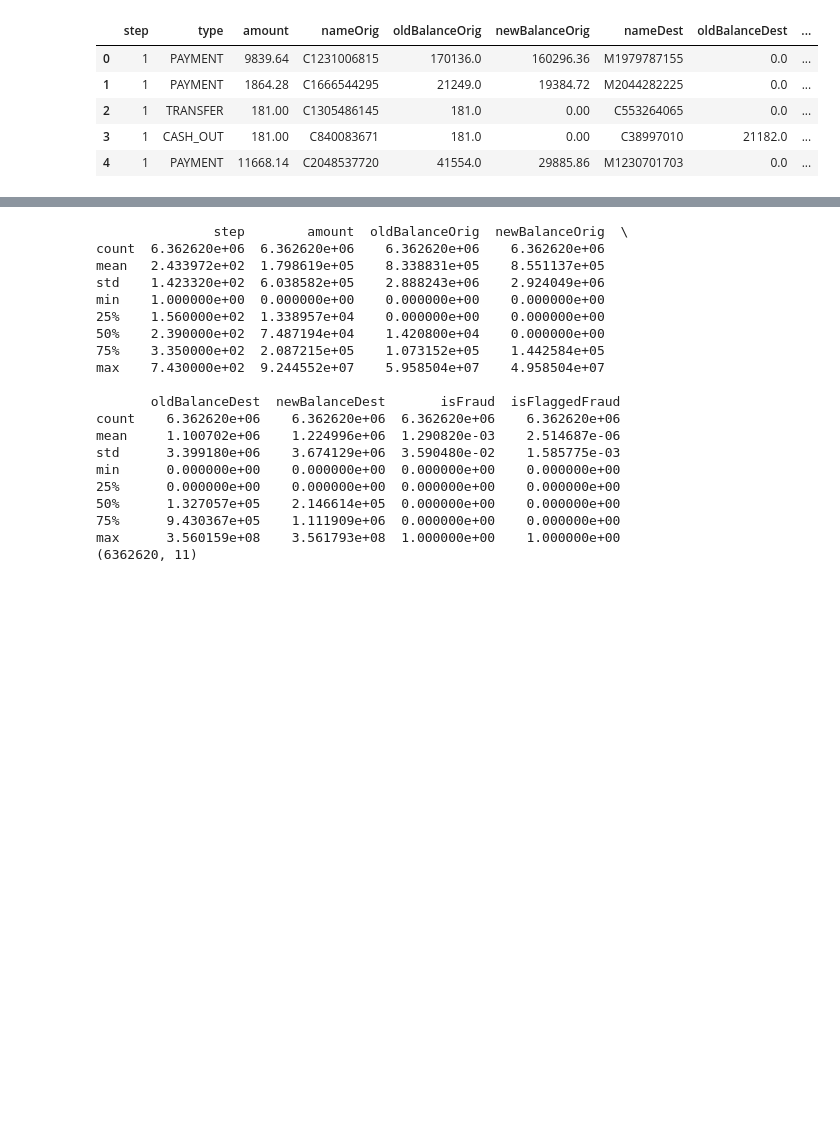
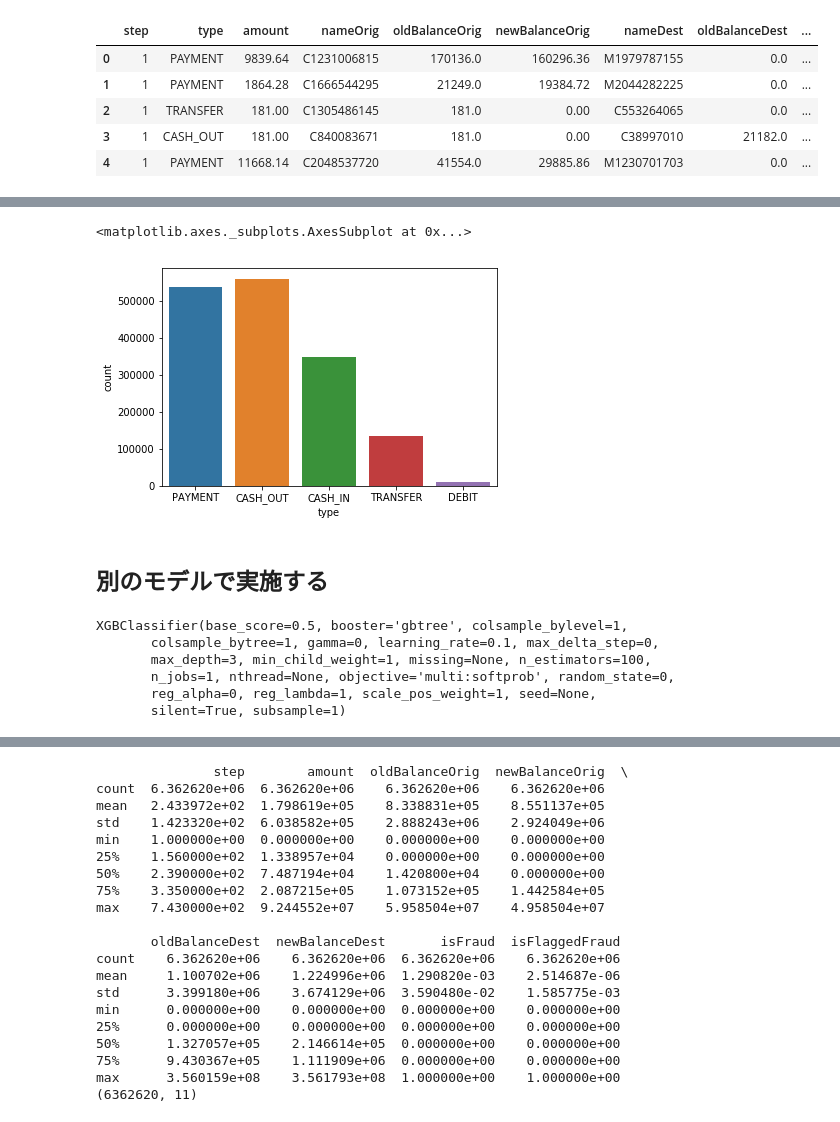
Before and after one commit to gucchi123/desing_studio, a Jupyter notebook: for_the_purpose_of_DS_demo.ipynb, the cells around one changed output, grey strips where cells are left out. Cells and saved outputs as stored; diff of their text form; code cells hidden in the pictures; blank space fills up the shorter version.

```diff
--- a/for_the_purpose_of_DS_demo.ipynb
+++ b/for_the_purpose_of_DS_demo.ipynb
@@ -36,0 +58,5 @@ df.head()
+# %%
+df_Y = df.type
+df_X = df.drop(["type","nameOrig","nameDest", "isFraud", "isFlaggedFraud"], axis=1)
+# %%
+rf_type = RandomForestClassifier()
@@ -36,0 +81,2 @@ df.head()
+# %%
+rf_type.fit(df_X, df_Y)
@@ -36,0 +97,2 @@ df.head()
+# %%
+df_X_train, df_X_test, df_Y_train, df_Y_test = train_test_split(df_X, df_Y)
@@ -36,0 +127,17 @@ df.head()
+# %%
+sns.countplot(df_Y_test)
+# %% [output]
+<matplotlib.axes._subplots.AxesSubplot at 0x...>
+[figure, added]
+# %% [markdown]
+## 別のモデルで実施する
+# %%
+xg_type = XGBClassifier()
+xg_type.fit(df_X, df_Y)
+# %% [output]
+XGBClassifier(base_score=0.5, booster='gbtree', colsample_bylevel=1,
+       colsample_bytree=1, gamma=0, learning_rate=0.1, max_delta_step=0,
+       max_depth=3, min_child_weight=1, missing=None, n_estimators=100,
+       n_jobs=1, nthread=None, objective='multi:softprob', random_state=0,
+       reg_alpha=0, reg_lambda=1, scale_pos_weight=1, seed=None,
+       silent=True, subsample=1)
```
Also changed, not shown: parts of 52 cells of this notebook.
